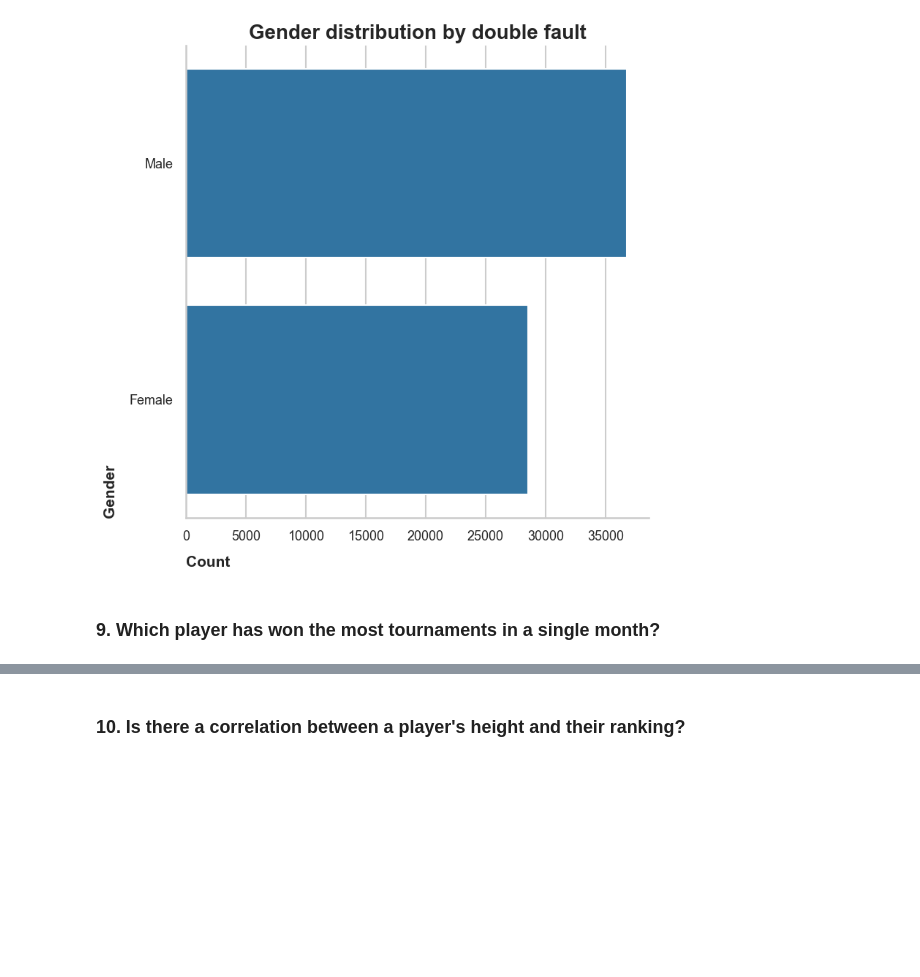
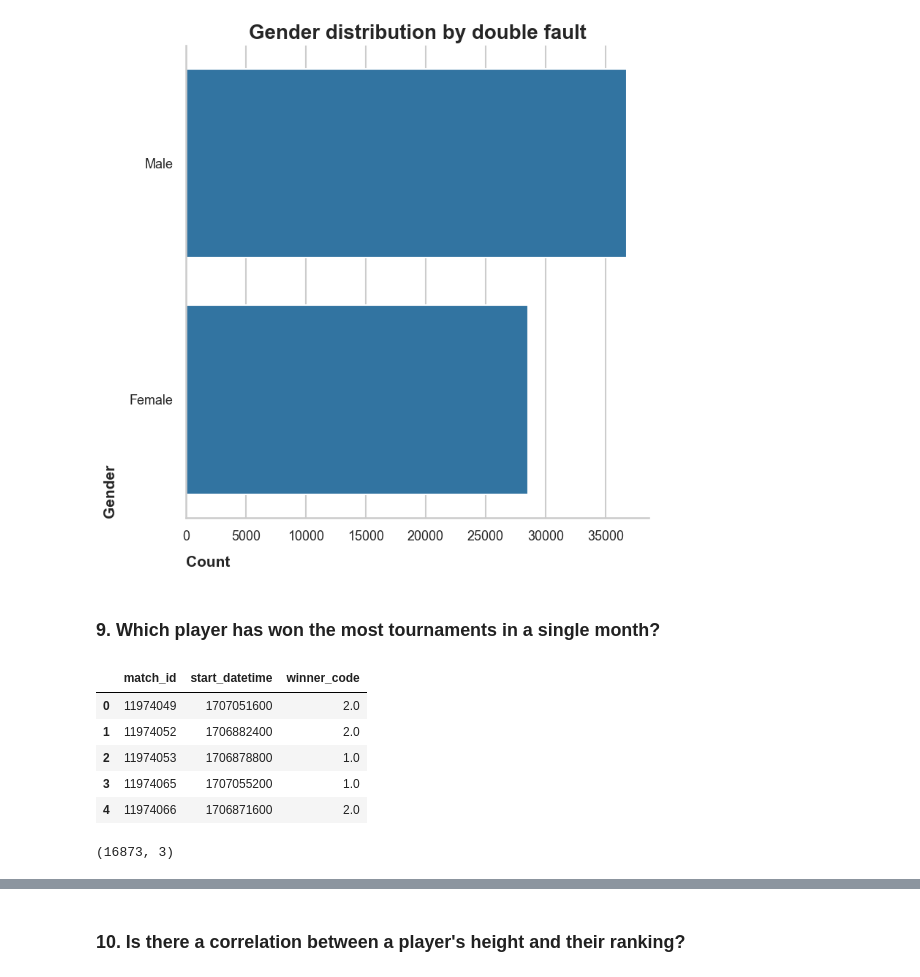
Before and after one commit to ParsaDEV15/Tennis-Project, a Jupyter notebook: notebooks/parsa_analysis_8_12.ipynb, the cells around one changed output, grey strips where cells are left out. Drawn from its saved outputs; the diff is of its cells as text; code cells hidden in the pictures; blank space fills up the shorter version.

```diff
--- a/notebooks/parsa_analysis_8_12.ipynb
+++ b/notebooks/parsa_analysis_8_12.ipynb
@@ -114,0 +120,13 @@ del statistics_df, match_away_df, match_home_df, concat_home_away_df\
+# %%
+match_event_df.head()
+# %% [output]
+|  | match_id | start_datetime | winner_code |
+| 0 | 11974049 | 1707051600 | 2.0 |
+| 1 | 11974052 | 1706882400 | 2.0 |
+| 2 | 11974053 | 1706878800 | 1.0 |
+| 3 | 11974065 | 1707055200 | 1.0 |
+| 4 | 11974066 | 1706871600 | 2.0 |
+# %%
+match_event_df.shape
+# %% [output]
+(16873, 3)
```
Also changed, not shown: parts of 15 cells of this notebook.
